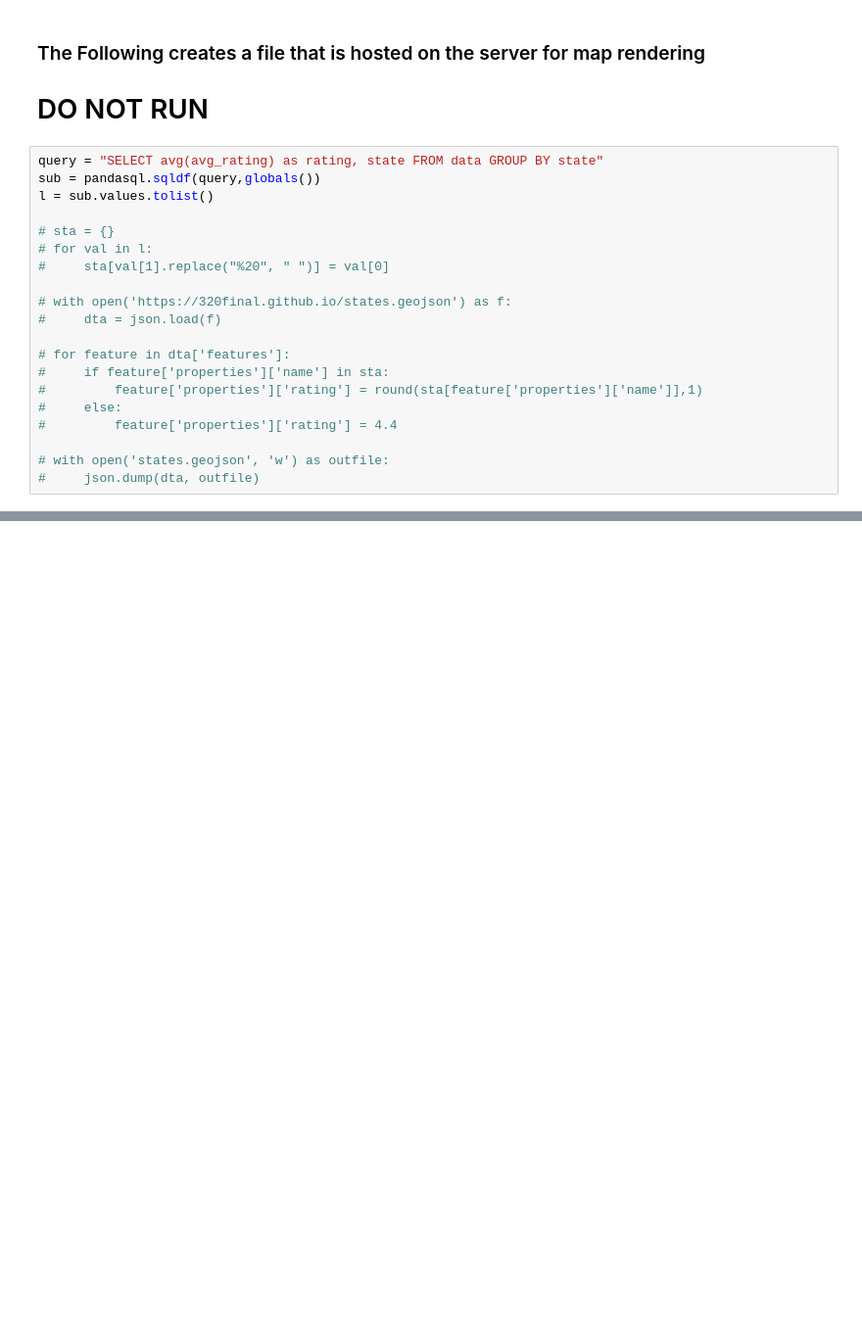
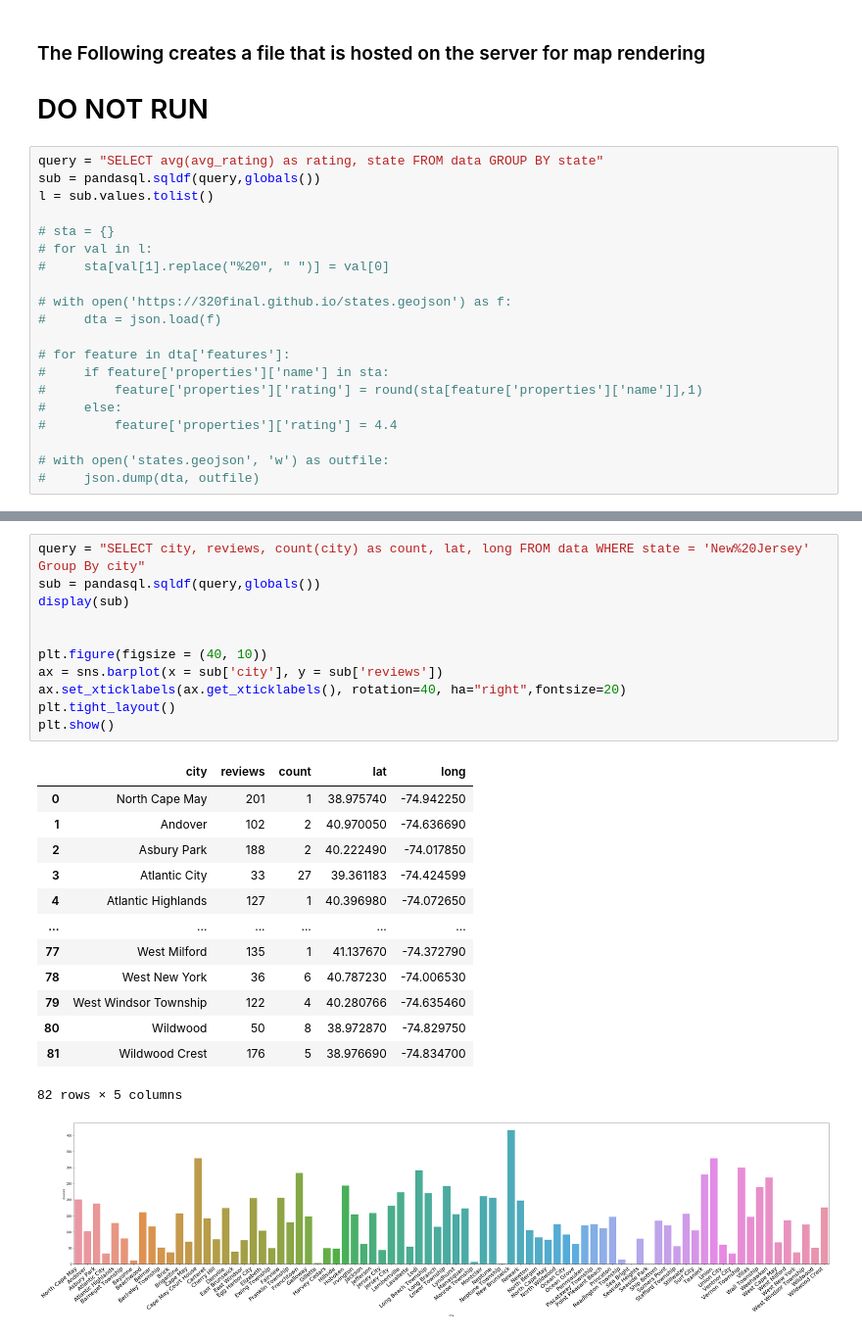
Before and after one commit to 320final/320final.github.io, a Jupyter notebook: jupiterNB/nb.ipynb, the cells around one changed output, grey strips where cells are left out. Shown at 98% size. Saved outputs shown, nothing was run; the diff lists cells and outputs as text; blank space fills up the shorter version.

```diff
--- a/jupiterNB/nb.ipynb
+++ b/jupiterNB/nb.ipynb
@@ -223,0 +348,26 @@ for i in range(0,3):
+# %%
+query = "SELECT city, reviews, count(city) as count, lat, long FROM data WHERE state = 'New%20Jersey' Group By city"
+sub = pandasql.sqldf(query,globals())
+display(sub)
+
+
+plt.figure(figsize = (40, 10))
+ax = sns.barplot(x = sub['city'], y = sub['reviews'])
+ax.set_xticklabels(ax.get_xticklabels(), rotation=40, ha="right",fontsize=20)
+plt.tight_layout()
+plt.show()
+# %% [output]
+|  | city | reviews | count | lat | long |
+| 0 | North Cape May | 201 | 1 | 38.975740 | -74.942250 |
+| 1 | Andover | 102 | 2 | 40.970050 | -74.636690 |
+| 2 | Asbury Park | 188 | 2 | 40.222490 | -74.017850 |
+| 3 | Atlantic City | 33 | 27 | 39.361183 | -74.424599 |
+| 4 | Atlantic Highlands | 127 | 1 | 40.396980 | -74.072650 |
+| ... | ... | ... | ... | ... | ... |
+| 77 | West Milford | 135 | 1 | 41.137670 | -74.372790 |
+| 78 | West New York | 36 | 6 | 40.787230 | -74.006530 |
+| 79 | West Windsor Township | 122 | 4 | 40.280766 | -74.635460 |
+| 80 | Wildwood | 50 | 8 | 38.972870 | -74.829750 |
+| 81 | Wildwood Crest | 176 | 5 | 38.976690 | -74.834700 |
+82 rows × 5 columns
+[figure, added]
```
Also changed, not shown: parts of 9 cells of this notebook, 1 other file.
